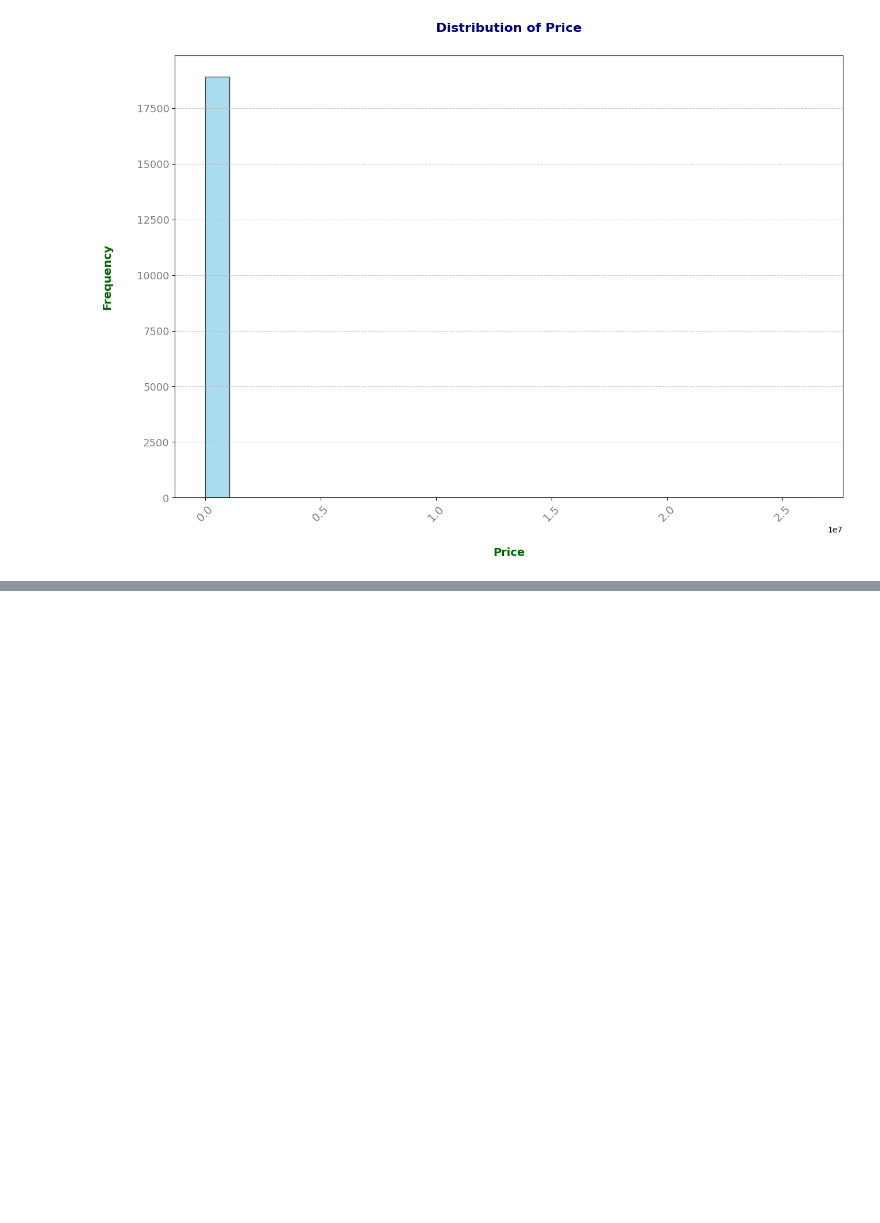
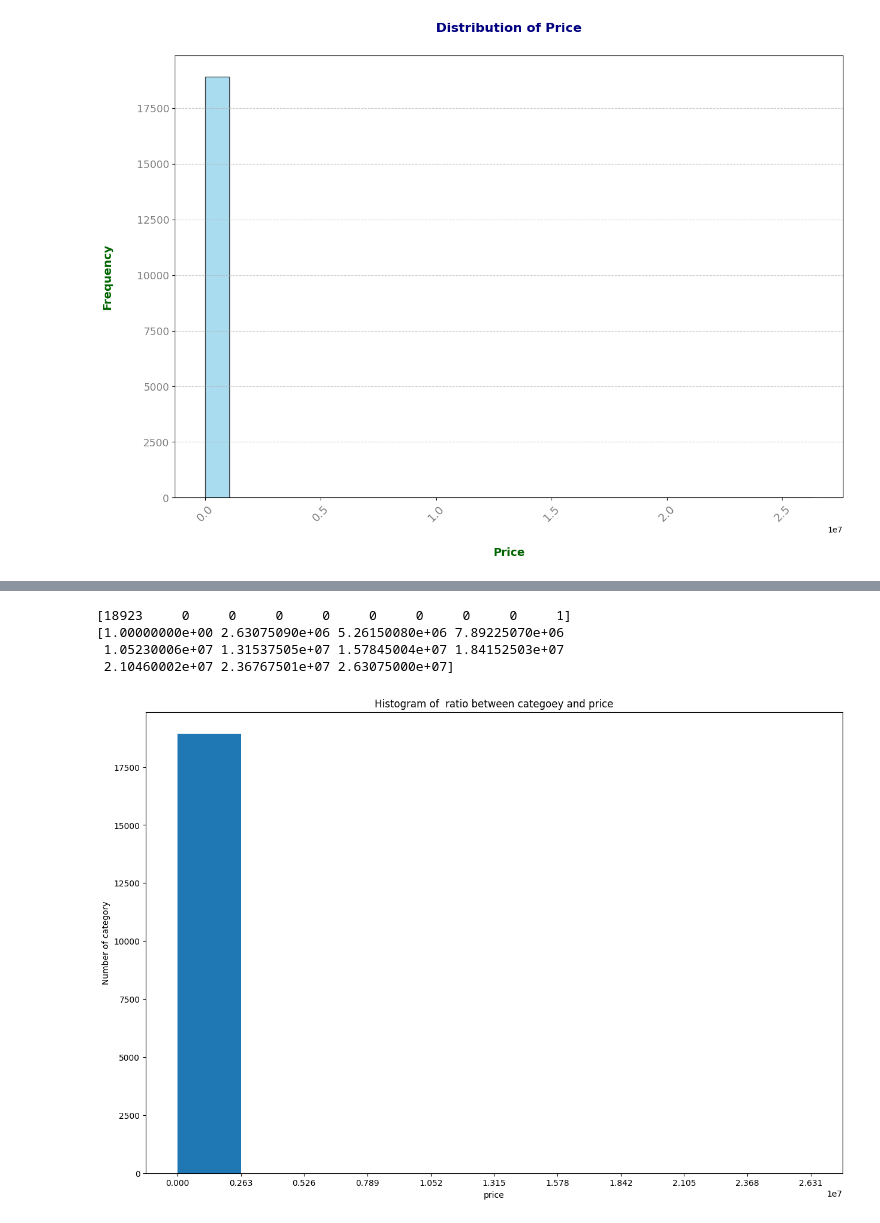
Before and after one commit to MounirReda/DV-Car-Price-Prediction-, a Jupyter notebook: dv-car-price-prediction.ipynb, the cells around one changed output, grey strips where cells are left out. Cells and saved outputs as stored; diff of their text form; code cells hidden in the pictures; blank space fills up the shorter version.

Commit message:
edit histogram

```diff
--- a/dv-car-price-prediction.ipynb
+++ b/dv-car-price-prediction.ipynb
@@ -225,3 +225,5 @@ plt.grid(axis='y', linestyle='--', alpha=0.7)
 plt.show()
 # %% [output]
 [figure]
+# %%
+car_df.set_index('Category', inplace=True)
@@ -227,0 +247,23 @@ plt.show()
+# %%
+count, bin_edges = np.histogram(car_df['Price'])
+
+print(count) # frequency count
+print(bin_edges)
+# %% [output]
+[18923     0     0     0     0     0     0     0     0     1]
+[1.00000000e+00 2.63075090e+06 5.26150080e+06 7.89225070e+06
+ 1.05230006e+07 1.31537505e+07 1.57845004e+07 1.84152503e+07
+ 2.10460002e+07 2.36767501e+07 2.63075000e+07]
+# %%
+count, bin_edges = np.histogram(car_df['Price'])
+car_df['Price'].plot(kind='hist', figsize=(15, 10),xticks=bin_edges)
+# add a title to the histogram
+plt.title('Histogram of  ratio between categoey and price')
+# add y-label
+plt.ylabel('Number of category')
+# add x-label
+plt.xlabel('price')
+
+plt.show()
+# %% [output]
+[figure, added]
```
Also changed, not shown: parts of 8 cells of this notebook.
